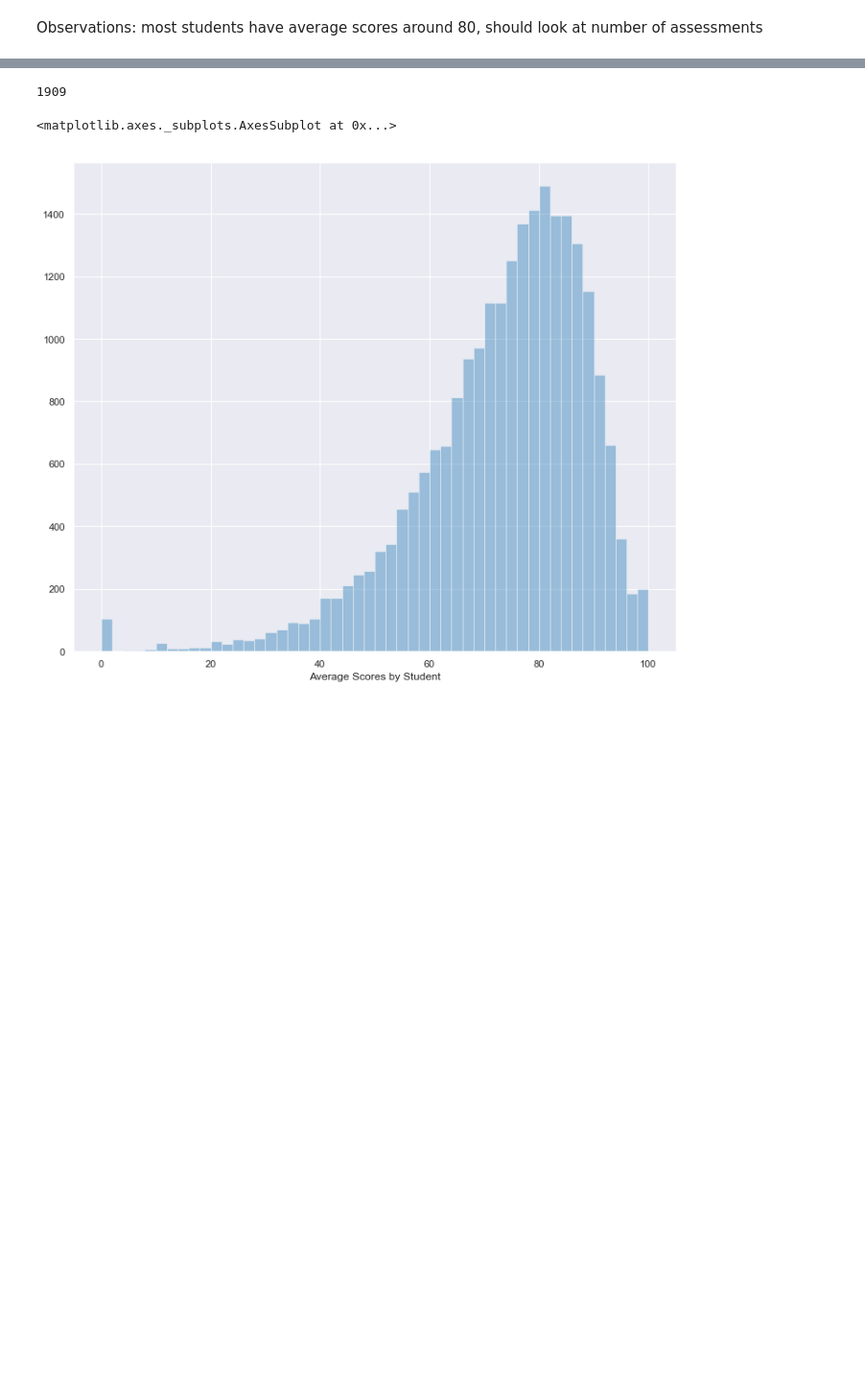
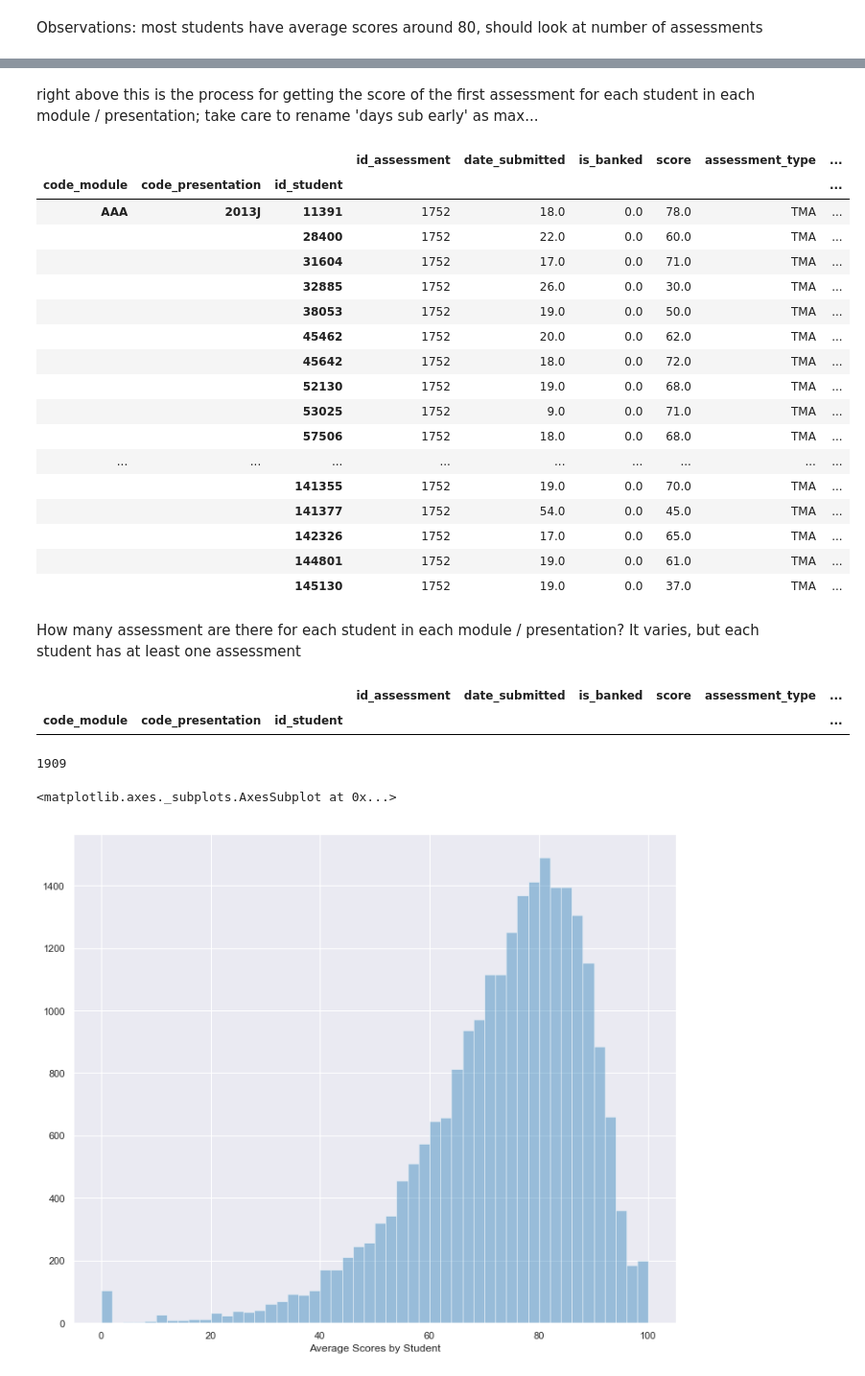
Before and after one commit to jeremymiller00/Predicting-Success-in-Online-Education, a Jupyter notebook: notebooks/exploring_student_assessment.ipynb, the cells around one changed output, grey strips where cells are left out. Shown at 96% size. Saved outputs shown, nothing was run; the diff lists cells and outputs as text; code cells hidden in the pictures; blank space fills up the shorter version.

Commit message:
finish first assessment score feature

```diff
--- a/notebooks/exploring_student_assessment.ipynb
+++ b/notebooks/exploring_student_assessment.ipynb
@@ -49,0 +91,23 @@ st_assess.sample(5)
+# %% [markdown]
+right above this is the process for getting the score of the first assessment for each student in each module / presentation; take care to rename 'days sub early'  as max...
+# %%
+ass_per_st.head(50)
+# %% [output]
+|  |  |  | id_assessment | date_submitted | is_banked | score | assessment_type | ... |
+| code_module | code_presentation | id_student |  |  |  |  |  | ... |
+| AAA | 2013J | 11391 | 1752 | 18.0 | 0.0 | 78.0 | TMA | ... |
+|  |  | 28400 | 1752 | 22.0 | 0.0 | 60.0 | TMA | ... |
+|  |  | 31604 | 1752 | 17.0 | 0.0 | 71.0 | TMA | ... |
+|  |  | 32885 | 1752 | 26.0 | 0.0 | 30.0 | TMA | ... |
+|  |  | 38053 | 1752 | 19.0 | 0.0 | 50.0 | TMA | ... |
+|  |  | 45462 | 1752 | 20.0 | 0.0 | 62.0 | TMA | ... |
+|  |  | 45642 | 1752 | 18.0 | 0.0 | 72.0 | TMA | ... |
+|  |  | 52130 | 1752 | 19.0 | 0.0 | 68.0 | TMA | ... |
+|  |  | 53025 | 1752 | 9.0 | 0.0 | 71.0 | TMA | ... |
+|  |  | 57506 | 1752 | 18.0 | 0.0 | 68.0 | TMA | ... |
+| ... | ... | ... | ... | ... | ... | ... | ... | ... |
+|  |  | 141355 | 1752 | 19.0 | 0.0 | 70.0 | TMA | ... |
+|  |  | 141377 | 1752 | 54.0 | 0.0 | 45.0 | TMA | ... |
+|  |  | 142326 | 1752 | 17.0 | 0.0 | 65.0 | TMA | ... |
+|  |  | 144801 | 1752 | 19.0 | 0.0 | 61.0 | TMA | ... |
+|  |  | 145130 | 1752 | 19.0 | 0.0 | 37.0 | TMA | ... |
@@ -49,0 +116,3 @@ st_assess.sample(5)
+# %% [markdown]
+How many assessment are there for each student in each module / presentation?
+It varies, but each student has at least one assessment
@@ -50,3 +122,8 @@ st_assess.sample(5)
+# %%
+ass_per_st[ass_per_st['id_assessment'] == 0]
+# %% [output]
+|  |  |  | id_assessment | date_submitted | is_banked | score | assessment_type | ... |
+| code_module | code_presentation | id_student |  |  |  |  |  | ... |
 # %%
 st_assess['is_banked'].sum()
 # %% [output]
```
Also changed, not shown: parts of 24 cells of this notebook, 2 other files.
